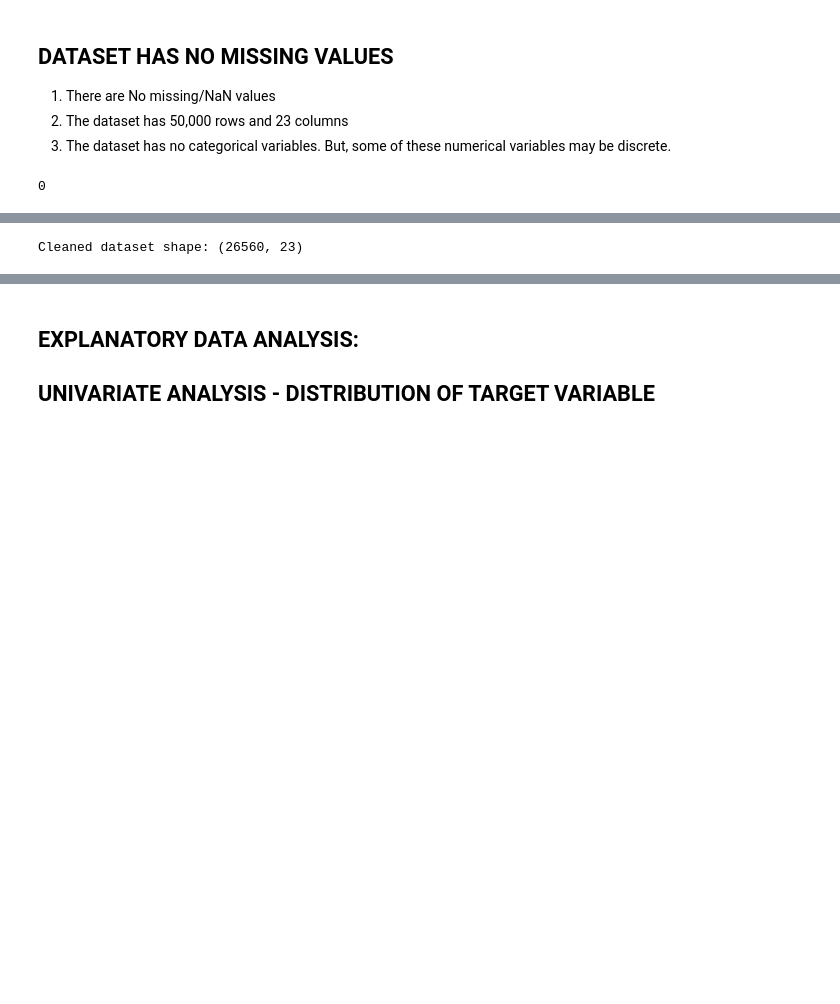
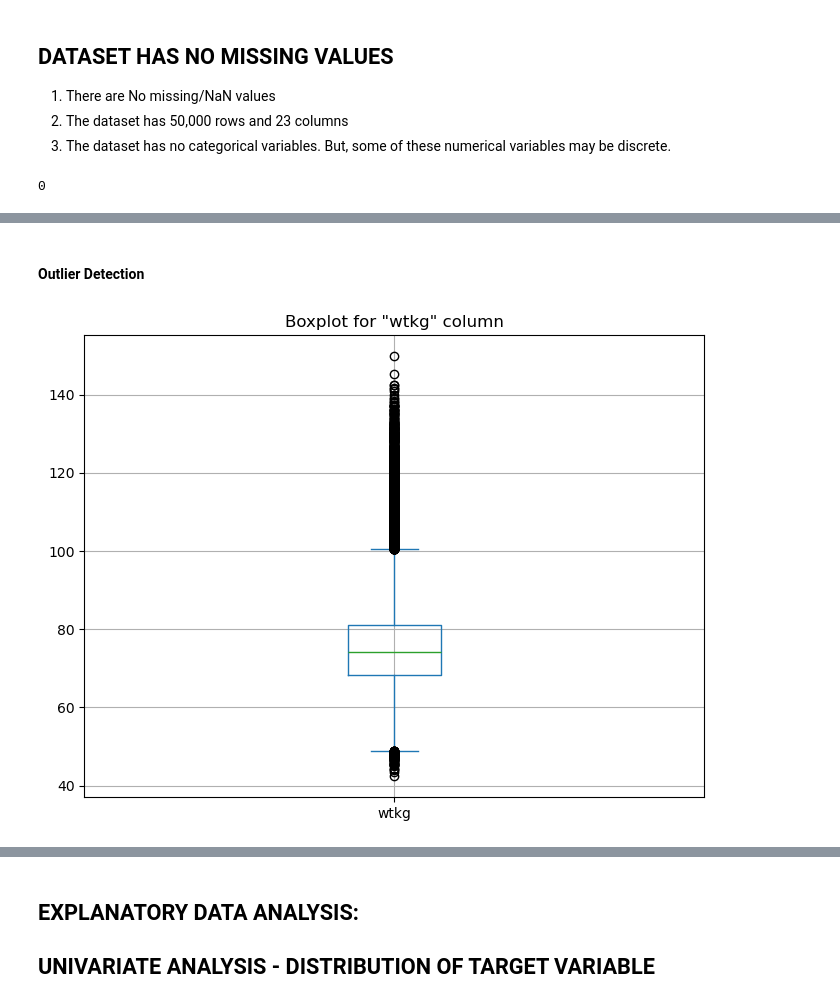
Before and after one commit to krishsethu/AAI_500_Group7, a Jupyter notebook: AAI_500_Final_Team_Project_Group_7_V1_20_Oct.ipynb, the cells around one changed output, grey strips where cells are left out. Saved outputs shown, nothing was run; the diff lists cells and outputs as text; code cells hidden in the pictures; blank space fills up the shorter version.

```diff
--- a/AAI_500_Final_Team_Project_Group_7_V1_20_Oct.ipynb
+++ b/AAI_500_Final_Team_Project_Group_7_V1_20_Oct.ipynb
@@ -300,6 +291,10 @@ def outlier_det(df):
-# %%
-outlier_det(df)
-df = df[~outliers.any(axis=1)]
-print(f"Cleaned dataset shape: {df.shape}")
-# %% [output]
-Cleaned dataset shape: (26560, 23)
+# %% [markdown]
+#### Outlier Detection
+# %%
+plt.figure(figsize=(8, 6))
+df['wtkg'].plot(kind='box')
+plt.title('Boxplot for "wtkg" column')
+plt.grid()
+plt.show()
+# %% [output]
+[figure, added]
```
Also changed, not shown: parts of 26 cells of this notebook.
